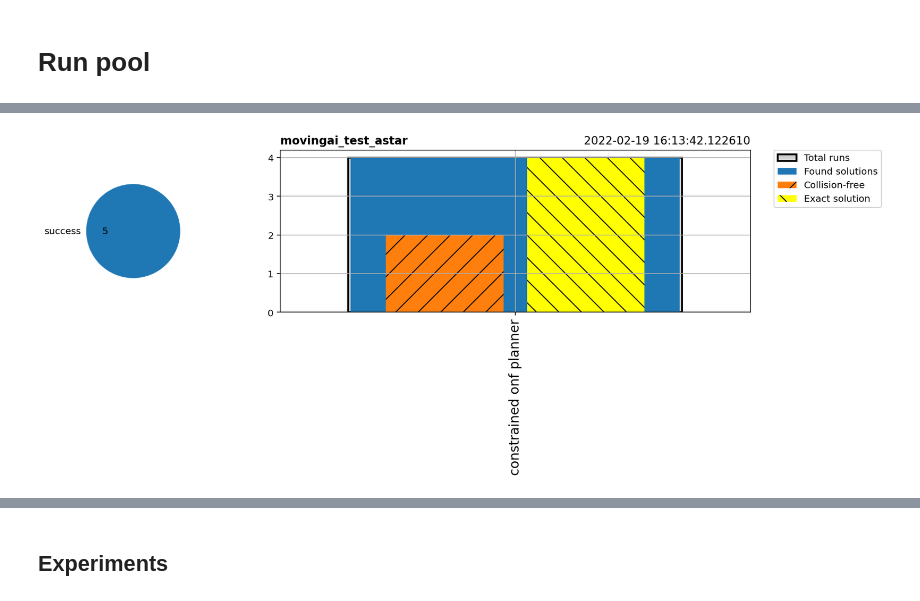
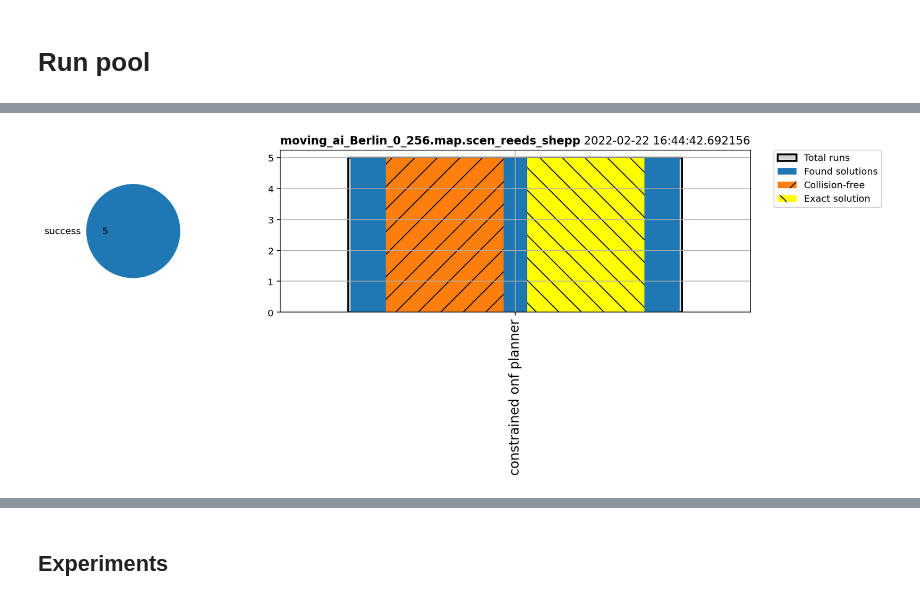
Before and after one commit to MisterMap/pytorch-motion-planner, a Jupyter notebook: notebooks/benchmark/movingai_experiment_astar.ipynb, the cells around one changed output, grey strips where cells are left out. Cells and saved outputs as stored; diff of their text form; code cells hidden in the pictures.

Commit message:
Add parameter configurator

```diff
--- a/notebooks/benchmark/movingai_experiment_astar.ipynb
+++ b/notebooks/benchmark/movingai_experiment_astar.ipynb
@@ -37,16 +38,19 @@ from plot_stats import plot_planner_stats
 m = MPB()
 m["benchmark.moving_ai.active"] = True
 m["benchmark.moving_ai.create_border"] = False
-i = -3
+i = -5
 m["benchmark.moving_ai.start"] = i
 m["benchmark.moving_ai.end"] = i + 1
-m["benchmark.moving_ai.scenario"] = scenario_path.joinpath("Boston_2_512.map.scen").as_posix()
-
+# m["benchmark.moving_ai.scenario"] = scenario_path.joinpath("Boston_2_512.map.scen").as_posix()
+m["benchmark.moving_ai.scenario"] = scenario_path.joinpath("Berlin_0_256.map.scen").as_posix()
+m["env.collision.collision_model"] = 0
 m["max_planning_time"] = 100
 m["benchmark.planning"]['constrained_onf_planner'] = True
 m["steer.car_turning_radius"] = 2
 m["sbpl.scaling"] = 1
-m.set_planners(['constrained_onf_planner', 'bfmt', 'est', 'prm_star', 'sbpl_mha', 'spars2', 'sst', 'rrt'])
+m["nfomp"] = {"trajectory_length": 100}
+# m.set_planners(['constrained_onf_planner', 'bfmt', 'est', 'prm_star', 'sbpl_mha', 'spars2', 'sst', 'rrt'])
+m.set_planners(['constrained_onf_planner'])
 m.run(id="movingai_test_astar", runs=1)
 # %% [output]
 Running MPB with ID movingai_test_astar (log file at movingai_test_astar.log)...
@@ -78,37 +70,81 @@ only_scen_files
 # %%
+# По 5 сценам
+# different collision models
+# differens steer function
+# steering angle (radius) 4
+
+
+env = os.environ
+env["MPLBACKEND"] = "TkAgg"
+
 time_limit_multiplier = 3
 steer_function_times = [
     ('reeds_shepp', 15 * time_limit_multiplier),
     ('dubins', 60 * time_limit_multiplier),
-    ('cc_reeds_shepp', 180 * time_limit_multiplier),
-    ('posq', 120 * time_limit_multiplier)
+    ('cc_reeds_shepp', 180 * time_limit_multiplier)
 ]
 
-env = os.environ
-env["MPLBACKEND"] = "TkAgg"
+# Set scene
+only_scen_files = [f for f in os.listdir(scenario_path) if f.endswith('.scen')]
+scene = only_scen_files[4]
+# scene = "NewYork_1_512.map.scen"
+scene = "Berlin_0_256.map.scen"
+# Set time of work and number of loads
+time_limit = 25
+num_scenarios = 5
+
+# Set steering functions
+steer_function, time_limit = steer_function_times[0]
+
+# Names for process
+bench = "moving_ai_%s_%s" % (scene, steer_function)
+total_filename = "%s/_total.json" % bench
+
+# Set config
+config = MPB.get_config()
+config["benchmark.moving_ai.active"] = True
+config["max_planning_time"] = time_limit
+config["benchmark.moving_ai.create_border"] = False
+# use point-based collision model for MovingAI scenarios
+# config["env.collision.collision_model"] = 0
+
+config["nfomp"] = {
+    "trajectory_lenght": 200,
+    "trajectory_initializer": {
+        "init_angles_with_trajectory": False,
+    },
+    "collision_model": {
+        "angle_encoding": False,
+    },
+    "trajectory_optimizer": {
+        "lr": 1e-1,
+    },
+    "planner": {
+        "trajectory_random_offset": 2.,
+        "constraint_deltas_weight": 10,
+        "direction_delta_weight": 0,
+        "collision_beta": 10,
+    }
+}
 pool = MultipleMPB()
+for i in range(num_scenarios):
+    m = MPB()
+    config["benchmark.moving_ai.start"] = i - num_scenarios
+    config["benchmark.moving_ai.end"] = i - num_scenarios + 1
+    config["benchmark.moving_ai.scenario"] = scenario_path.joinpath(scene).as_posix()
+    m.update(deepcopy(config))
+    m.set_steer_functions([steer_function])
 
-only_scen_files = [f for f in os.listdir(scenario_path) if f.endswith('.scen')]
-scene = only_scen_files[0]
-for scene in only_scen_files:
-# for i in range(3):
-    m = MPB()
-    m["env.collision.collision_model"] = 0
-    m["benchmark.moving_ai.active"] = True
-    m["benchmark.moving_ai.create_border"] = False
-    i = -3
-    m["benchmark.moving_ai.start"] = i
-    m["benchmark.moving_ai.end"] = i + 1
-    m["benchmark.moving_ai.scenario"] = scenario_path.joinpath(scene).as_posix()
-
-    m["max_planning_time"] = steer_function_times[0][1]
     m["benchmark.planning"]['constrained_onf_planner'] = True
     m["steer.car_turning_radius"] = 2
     m["sbpl.scaling"] = 1
-    m.set_steer_functions([steer_function_times[0][0]])
-    # m.set_planners(['constrained_onf_planner', 'bfmt', 'est', 'prm_star', 'sst', 'rrt'])
+
+    # m.set_planners(['bfmt', 'est', 'prm_star', 'sst', 'rrt'])
+#     m.set_planners(['bfmt', 'est', 'sst', 'rrt'])
     m.set_planners(['constrained_onf_planner'])
+    m.set_exact_goal_radius(1.0)
     pool.benchmarks.append(m)
 
-pool.run_parallel(id="movingai_test_astar", runs=1, processes=1)
+pool.run_parallel(bench, runs=1, processes=1, limit_memory=True)
+MPB.merge(pool.benchmarks, total_filename, make_separate_runs=True)
 # %% [output]
@@ -130,2 +169,2 @@ True
-[figure, old version]
+[figure, new version]
 # %%
```
Also changed, not shown: parts of 15 cells of this notebook, 7 other files.
